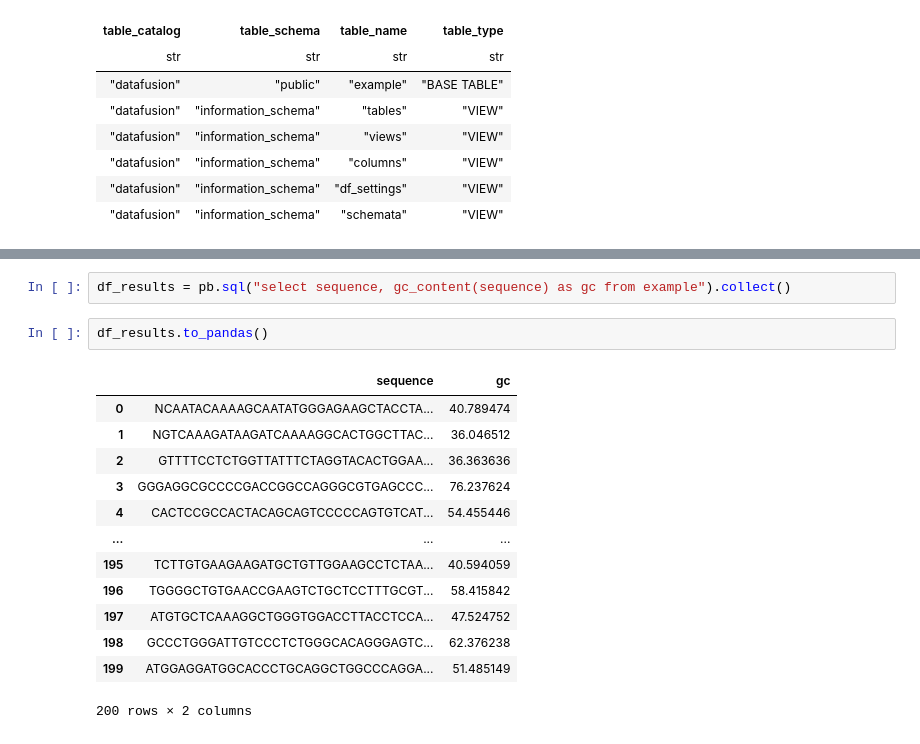
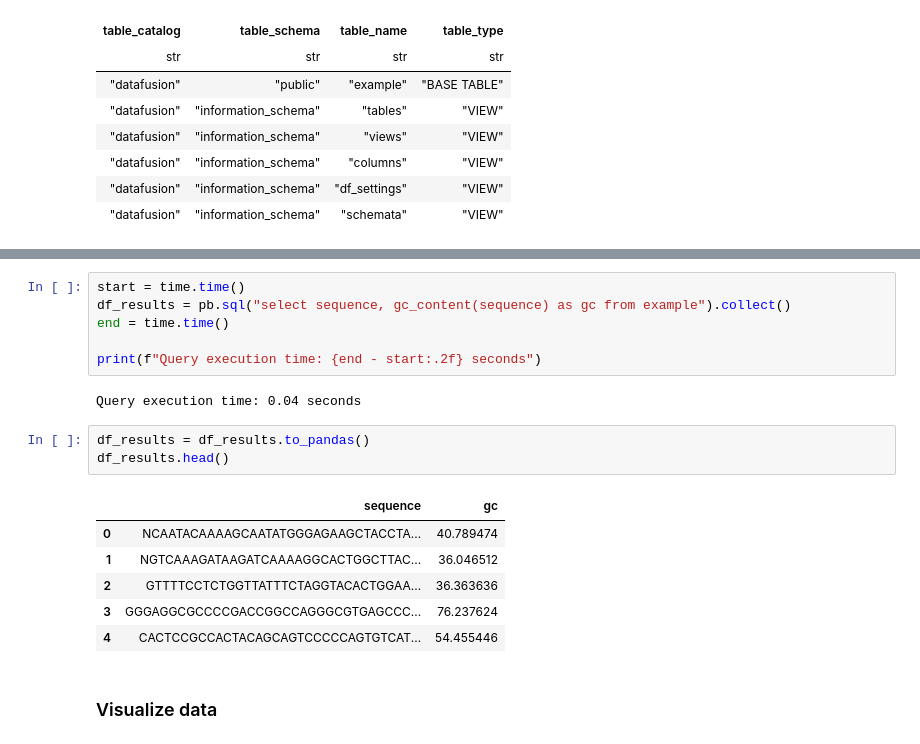
Before and after one commit to IzabelaLee/polars-bio, a Jupyter notebook: docs/notebooks/gc_content_visualize.ipynb, the cells around one changed output, grey strips where cells are left out. Drawn from its saved outputs; the diff is of its cells as text.

```diff
--- a/docs/notebooks/gc_content_visualize.ipynb
+++ b/docs/notebooks/gc_content_visualize.ipynb
@@ -39,20 +44,22 @@ shape: (200, 4)
 | "SRR9130495.199" | "D00236:723:HG32CBCX2:1:1108:10… | "GCCCTGGGATTGTCCCTCTGGGCACAGGGA… | "CCCFFBDDHHHFHJIIIJJJJIIIIIFIIE… |
 | "SRR9130495.200" | "D00236:723:HG32CBCX2:1:1108:10… | "ATGGAGGATGGCACCCTGCAGGCTGGCCCA… | "@@CDFFDFGFHFFIJGGII<GIJGIJDIIJ… |
 # %%
+start = time.time()
 df_results = pb.sql("select sequence, gc_content(sequence) as gc from example").collect()
+end = time.time()
+
+print(f"Query execution time: {end - start:.2f} seconds")
+# %% [output]
+Query execution time: 0.04 seconds
 # %%
-df_results.to_pandas()
+df_results = df_results.to_pandas()
+df_results.head()
 # %% [output]
 |  | sequence | gc |
 | 0 | NCAATACAAAAGCAATATGGGAGAAGCTACCTA... | 40.789474 |
 | 1 | NGTCAAAGATAAGATCAAAAGGCACTGGCTTAC... | 36.046512 |
 | 2 | GTTTTCCTCTGGTTATTTCTAGGTACACTGGAA... | 36.363636 |
 | 3 | GGGAGGCGCCCCGACCGGCCAGGGCGTGAGCCC... | 76.237624 |
 | 4 | CACTCCGCCACTACAGCAGTCCCCCAGTGTCAT... | 54.455446 |
-| ... | ... | ... |
-| 195 | TCTTGTGAAGAAGATGCTGTTGGAAGCCTCTAA... | 40.594059 |
-| 196 | TGGGGCTGTGAACCGAAGTCTGCTCCTTTGCGT... | 58.415842 |
-| 197 | ATGTGCTCAAAGGCTGGGTGGACCTTACCTCCA... | 47.524752 |
-| 198 | GCCCTGGGATTGTCCCTCTGGGCACAGGGAGTC... | 62.376238 |
-| 199 | ATGGAGGATGGCACCCTGCAGGCTGGCCCAGGA... | 51.485149 |
-200 rows × 2 columns
+# %% [markdown]
+### Visualize data
```
Also changed, not shown: parts of 17 cells of this notebook.
